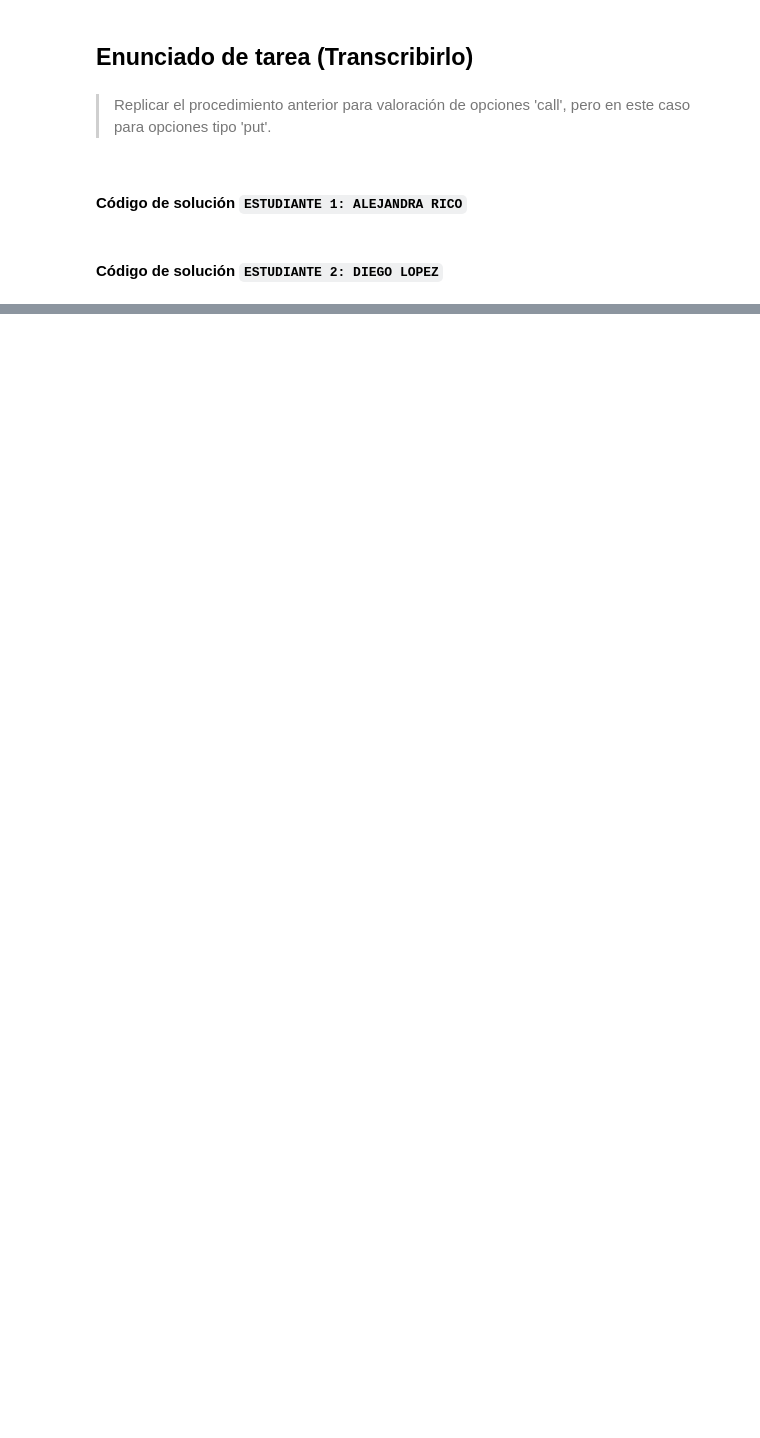
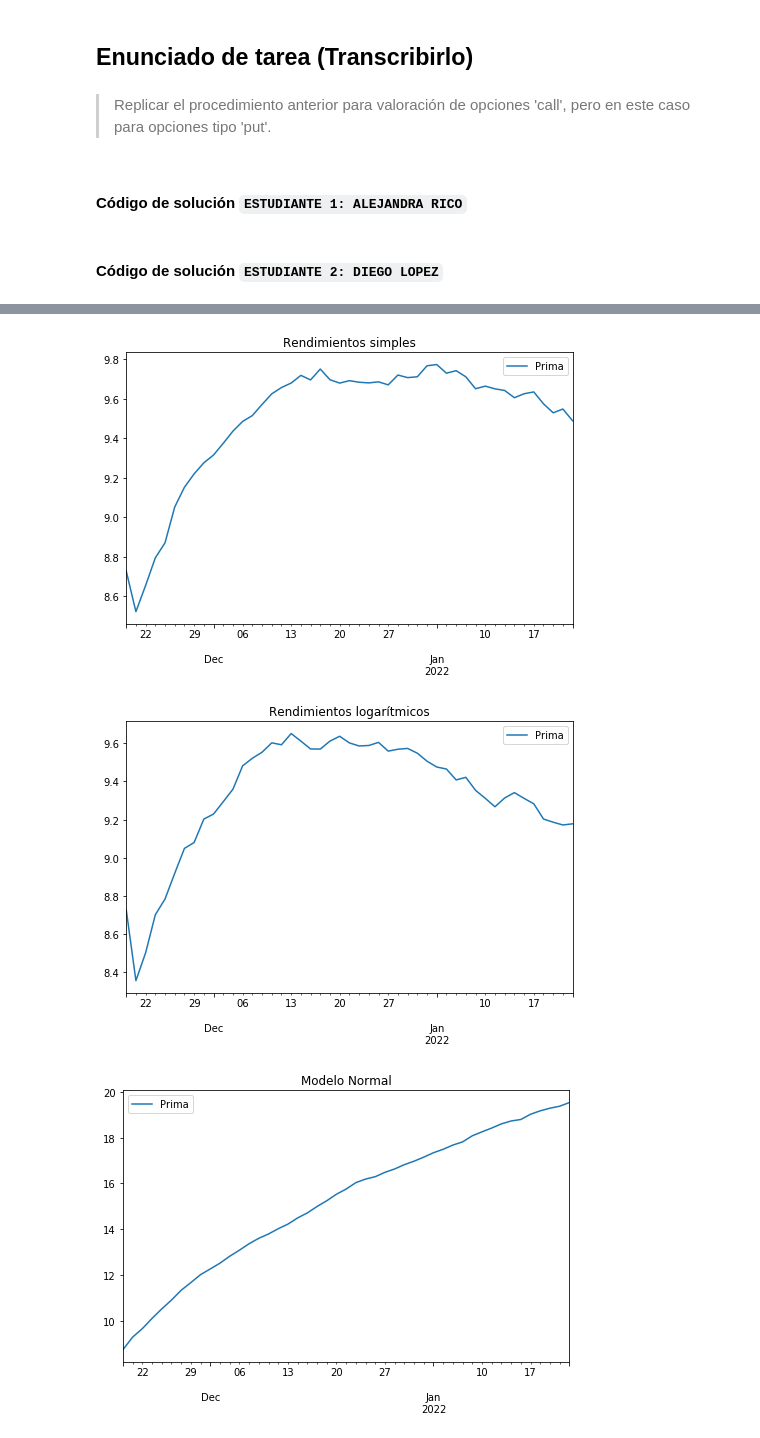
Before and after one commit to alerrico/Tarea8_ARico_DALopez, a Jupyter notebook: Tarea8_ARico_DALopez.ipynb, the cells around one changed output, grey strips where cells are left out. Drawn from its saved outputs; the diff is of its cells as text; code cells hidden in the pictures; blank space fills up the shorter version.

Commit message:
Valoración de opciones del tipo PUT

```diff
--- a/Tarea8_ARico_DALopez.ipynb
+++ b/Tarea8_ARico_DALopez.ipynb
@@ -25,0 +174,8 @@
+# %%
+# Descarga de información de opciones financieras
+ticker = "MSFT"
+fechaExpiracion = "2022-01-21"
+
+calls , puts = options_yf(ticker)
+puts = puts[fechaExpiracion][(puts[fechaExpiracion]["strike"] >= 340) & (puts[fechaExpiracion]["strike"] <= 370)]
+puts
@@ -25,0 +203,15 @@
+# %%
+# Valoración a través del Modelo de Black & Scholes
+fechaInicio = "2016-11-15" # Fecha de inicio para la descarga de precios históricos
+indicePut = 56 # Contrato seleccionado
+precioEjercicio = puts.loc[indicePut].strike # Precio de ejercicio del contrato seleccionado
+rf = 0.0018 / 360 # Tasa libre de riesgo (base diaria)
+N = 10000 # Número de escenarios a simular
+
+primaReal = puts.loc[indicePut].lastPrice # Prima real (precio de cotización del Put)
+primaTeorica = blackScholesPut(ticker, fechaInicio, precioEjercicio, fechaExpiracion, rf) # Prima teórica (B&S)
+resultados = pd.DataFrame({"Prima Real" : primaReal, "Prima Teórica B&S" : primaTeorica},
+                         index = ["Put: K = " + str(precioEjercicio) + ", Vencimiento = " + fechaExpiracion])
+
+resultados["% Error relativo (prima real)"] = np.round(abs(primaTeorica - primaReal) / primaReal * 100, 2)
+resultados
@@ -25,0 +239,12 @@
+# %%
+# Valoración a través de distintos métodos
+metodos = ["Rendimientos simples", "Rendimientos logarítmicos", "Modelo Normal", "Histograma"]
+primas = pd.DataFrame([valuacionPut(ticker, fechaInicio, precioEjercicio, fechaExpiracion, rf, N, metodo)
+                       for metodo in metodos],
+                       columns = ["Prima", "Límite inferior (99% confianza)", "Límite superior (99% confianza)"],
+                       index = metodos)
+
+primas["% Error relativo (prima real)"] = np.round(abs(primas["Prima"] - primaReal) / primaReal * 100, 2)
+primas["% Error relativo (prima teórica B&S)"] = np.round(abs(primas["Prima"] - primaTeorica) / primaTeorica * 100, 2)
+primas
+# %% [output]
@@ -25,0 +256,3 @@
+[figure, added]
+[figure, added]
+[figure, added]
```
Also changed, not shown: parts of 9 cells of this notebook.
